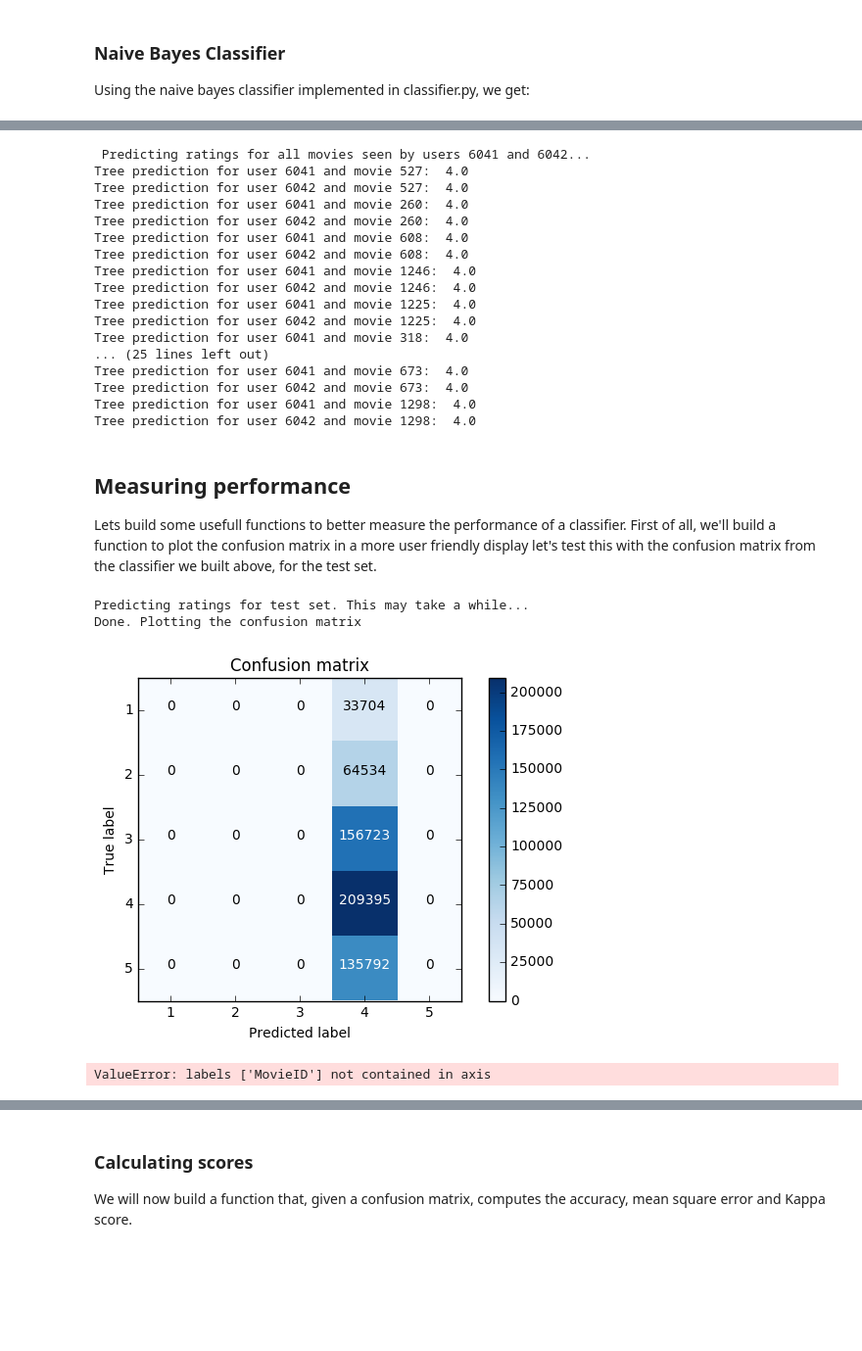
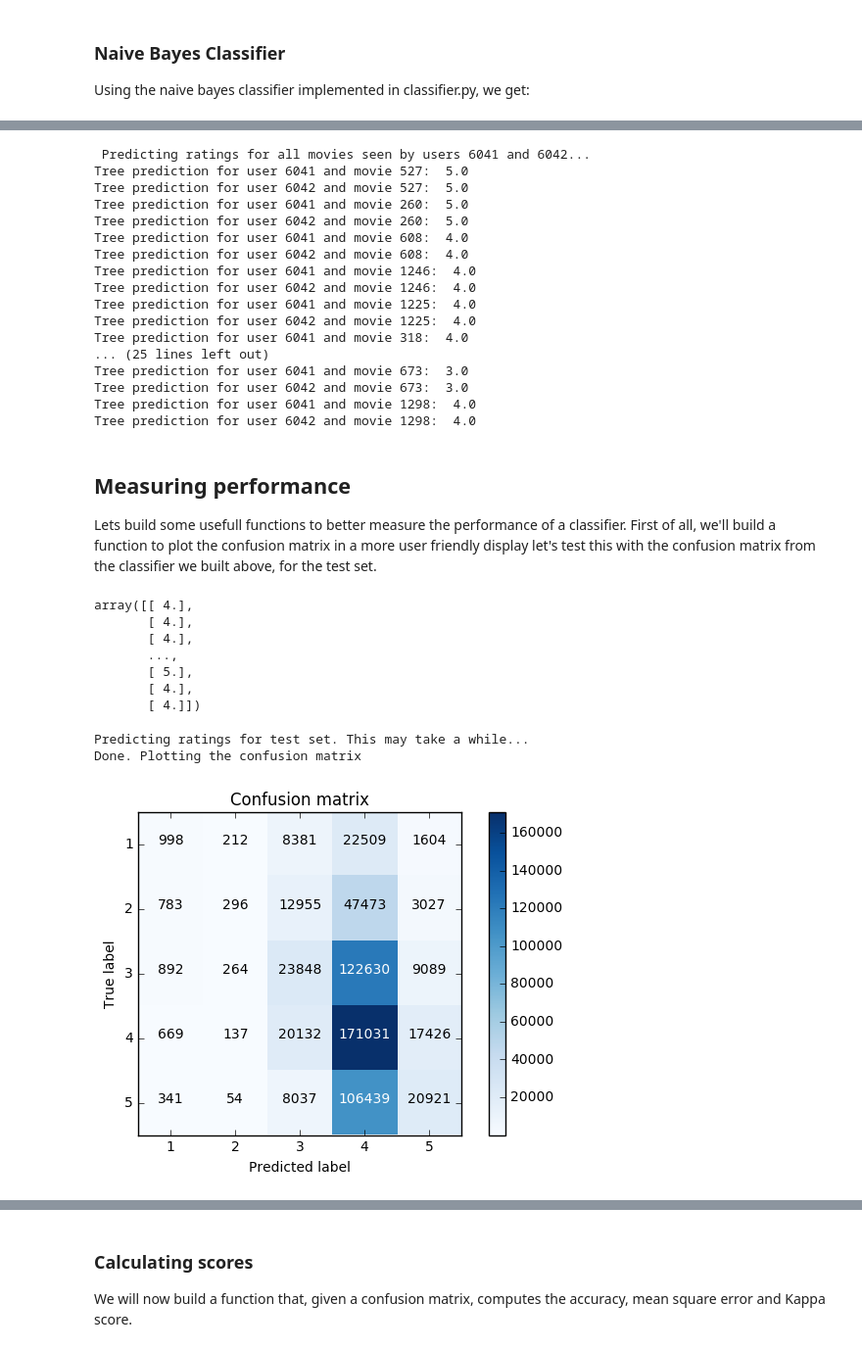
Before and after one commit to gabrielilharco/ctc17-project3, a Jupyter notebook: src/naive_bayes.ipynb, the cells around one changed output, grey strips where cells are left out. Shown at 98% size. Drawn from its saved outputs; the diff is of its cells as text; code cells hidden in the pictures; blank space fills up the shorter version.

Commit message:
Adding genres to analysis

```diff
--- a/src/naive_bayes.ipynb
+++ b/src/naive_bayes.ipynb
@@ -221,7 +221,7 @@ Using the naive bayes classifier implemented in classifier.py, we get:
 # %%
 from classifier import NaiveBayesClassifier
 
-trainX = train_set.drop(['Rating', 'UserID', 'MovieID', 'GenresProcessed'], axis=1).values
+trainX = train_set.drop(['Rating', 'UserID', 'MovieID'], axis=1).values
 trainY = train_set['Rating'].values
 
 # display(trainX)
@@ -259,17 +260,17 @@ print (" Predicting ratings for all movies seen by users 6041 and 6042...")
 rows = data.ix[data['UserID'].isin([6041,6042])]
 
 for _, row in rows.iterrows():
-    row_pred = row.drop(['Rating', 'UserID', 'MovieID', 'GenresProcessed'])
+    row_pred = row.drop(['Rating', 'UserID', 'MovieID'])
     #display(row.shape)
     #display(row.values)
     prediction = nb.predict(np.array([row_pred.values]))
     print ("Tree prediction for user " + str(row['UserID']) + " and movie " + str(row['MovieID']) + ": ", str(prediction[0][0]))
 # %% [output]
  Predicting ratings for all movies seen by users 6041 and 6042...
-Tree prediction for user 6041 and movie 527:  4.0
-Tree prediction for user 6042 and movie 527:  4.0
-Tree prediction for user 6041 and movie 260:  4.0
-Tree prediction for user 6042 and movie 260:  4.0
+Tree prediction for user 6041 and movie 527:  5.0
+Tree prediction for user 6042 and movie 527:  5.0
+Tree prediction for user 6041 and movie 260:  5.0
+Tree prediction for user 6042 and movie 260:  5.0
 Tree prediction for user 6041 and movie 608:  4.0
 Tree prediction for user 6042 and movie 608:  4.0
 Tree prediction for user 6041 and movie 1246:  4.0
@@ -278,8 +279,8 @@ Tree prediction for user 6041 and movie 1225:  4.0
 Tree prediction for user 6042 and movie 1225:  4.0
 Tree prediction for user 6041 and movie 318:  4.0
 ... (25 lines left out)
-Tree prediction for user 6041 and movie 673:  4.0
-Tree prediction for user 6042 and movie 673:  4.0
+Tree prediction for user 6041 and movie 673:  3.0
+Tree prediction for user 6042 and movie 673:  3.0
 Tree prediction for user 6041 and movie 1298:  4.0
 Tree prediction for user 6042 and movie 1298:  4.0
 # %% [markdown]
@@ -299,40 +300,44 @@ def plot_confusion_matrix(matrix_in, classes, cmap=plt.cm.Blues):
         row = []
         for o_class in classes:
             row.append(matrix_in[o_class][s_class])
         matrix.append(row)
     cm = np.array(matrix, dtype=int)
 
     plt.imshow(cm, interpolation='nearest', cmap=cmap)
     plt.title("Confusion matrix")
     plt.colorbar()
     tick_marks = np.arange(len(classes))
     plt.xticks(tick_marks, classes)
     plt.yticks(tick_marks,classes)
 
     thresh = cm.max() / 2.
     for i, j in itertools.product(range(cm.shape[0]), range(cm.shape[1])):
         plt.text(j, i, cm[i, j],
                  horizontalalignment="center",
                  color="white" if cm[i, j] > thresh else "black")
     plt.tight_layout()
     plt.ylabel('True label')
     plt.xlabel('Predicted label')
 
-X_test = train_set.drop(['Rating', 'UserID', 'MovieID', 'GenresProcessed'], axis=1).values
+X_test = train_set.drop(['Rating', 'UserID', 'MovieID'], axis=1).values
 Y_test = train_set['Rating'].values
 labels = data['Rating'].unique()
+
+y_pred = nb.predict(X_test)
+display(y_pred)
 
 print ("Predicting ratings for test set. This may take a while...")
 confusion_matrix = nb.score(X_test, Y_test, labels)
 print ("Done. Plotting the confusion matrix")
 plot_confusion_matrix(confusion_matrix, labels)
 # %% [output]
-Predicting ratings for test set. This may take a while...
-Done. Plotting the confusion matrix
+array([[ 4.],
+       [ 4.],
+       [ 4.],
+       ...,
+       [ 5.],
+       [ 4.],
+       [ 4.]])
+Predicting ratings for test set. This may take a while...
+Done. Plotting the confusion matrix
-[figure, old version]
+[figure, new version]
-# %%
-data.drop("Genres", 1)
-data = data.drop("MovieID", 1)
-data = data.drop("UserID", 1)
-# %% [output]
-ValueError: labels ['MovieID'] not contained in axis
```
Also changed, not shown: parts of 3 cells of this notebook, 1 other file.
